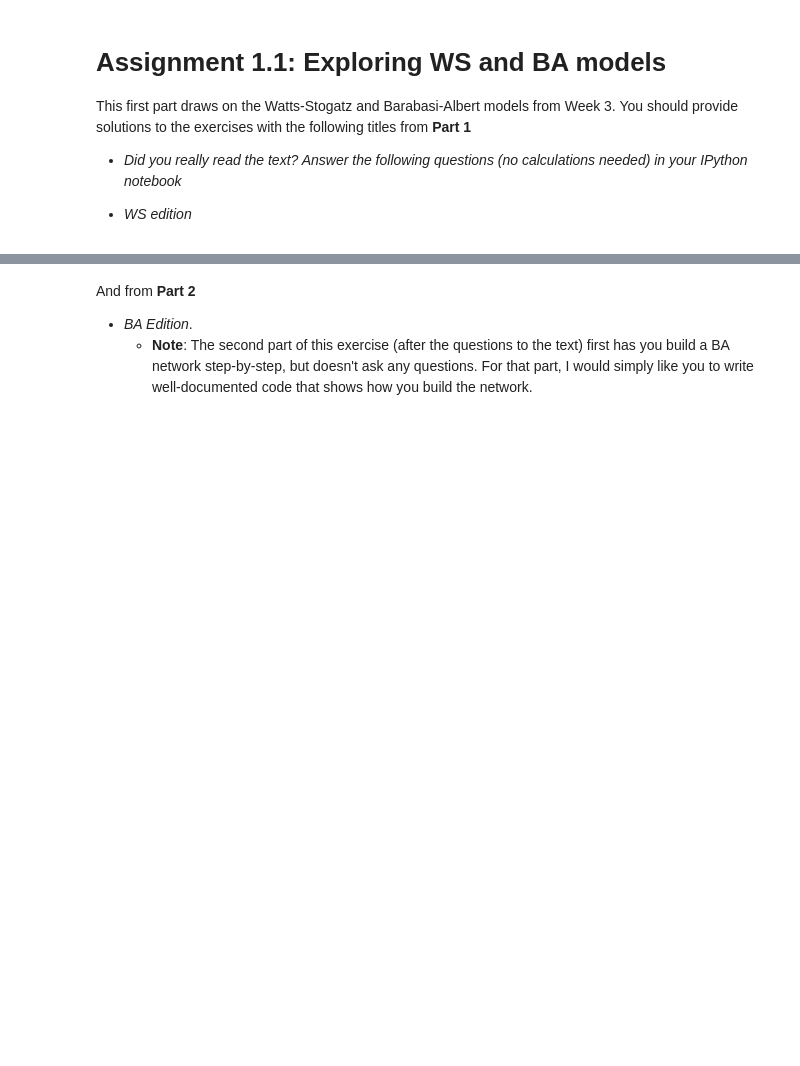
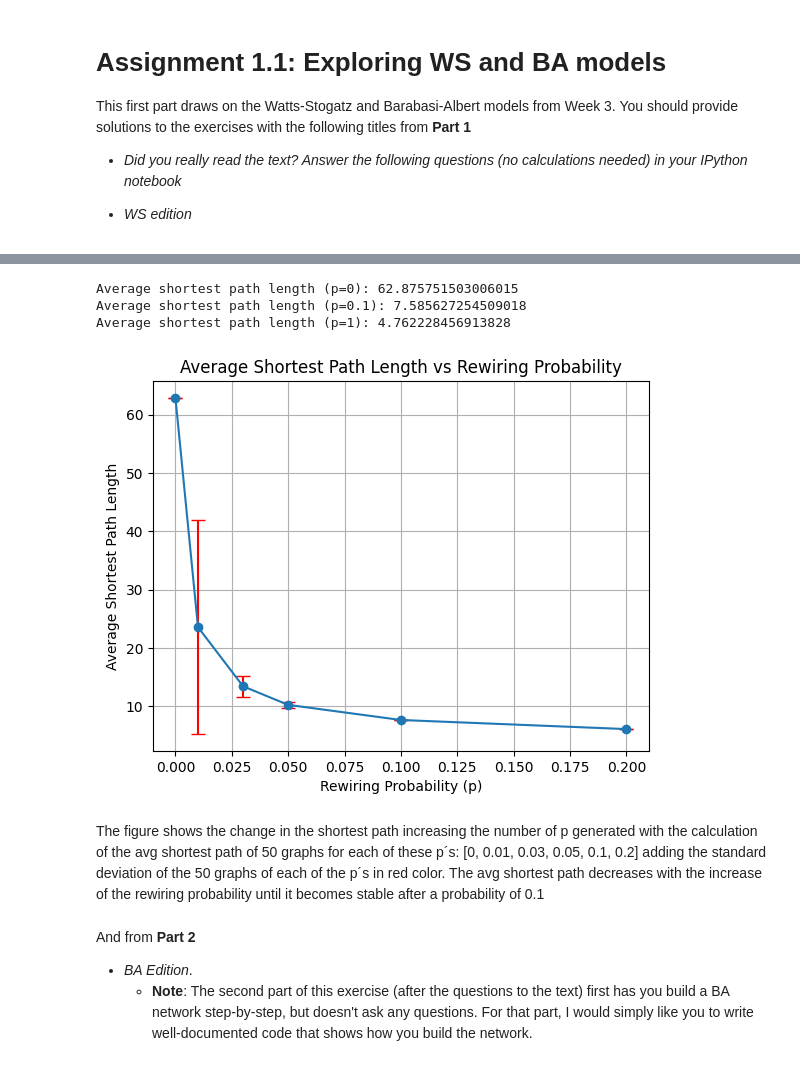
Before and after one commit to rifolio/dtu-projects-2025-autumn, a Jupyter notebook: social-graphs/Assignment1.ipynb, the cells around one changed output, grey strips where cells are left out. Drawn from its saved outputs; the diff is of its cells as text; code cells hidden in the pictures; blank space fills up the shorter version.

```diff
--- a/social-graphs/Assignment1.ipynb
+++ b/social-graphs/Assignment1.ipynb
@@ -39,3 +53,53 @@ In random nets pk decreases faster than exponencially when k increases, which me
+# %%
+import networkx as nx
+import matplotlib.pyplot as plt
+# nx.watts_strogatz_graph used to generate 3 graphs with 500 nodes each, average degree = 4, and rewiring probablity p = 0, 0.1, and 1
+watts_strogatz_graph_1 = nx.watts_strogatz_graph(500, 4, 0)
+watts_strogatz_graph_2 = nx.watts_strogatz_graph(500, 4, 0.1)
+watts_strogatz_graph_3 = nx.watts_strogatz_graph(500, 4, 1) # when p = 1, the graph is a random graph
+
+# print average shortest path lengths
+print("Average shortest path length (p=0):", nx.average_shortest_path_length(watts_strogatz_graph_1))
+print("Average shortest path length (p=0.1):", nx.average_shortest_path_length(watts_strogatz_graph_2))
+print("Average shortest path length (p=1):", nx.average_shortest_path_length(watts_strogatz_graph_3))
+N = 500
+k = 4
+p = [0, 0.01, 0.03, 0.05, 0.1, 0.2]
+avg_shortest_path_lengths = []
+std_devs = []
+# for each p, generate 50 graphs of 500 nodes and calculate the average shortest path length and its standard deviation
+for prob in p:
+    avg_shortest_path_length = 0
+    std_dev = 0
+    for i in range(50):
+        G = nx.watts_strogatz_graph(N, k, prob)
+        # calculate the average shortest path length
+        avg_shortest_path_length += nx.average_shortest_path_length(G)
+        # calculate the standard deviation
+        std_dev += (nx.average_shortest_path_length(G) - avg_shortest_path_length/ (i + 1))**2
+    avg_shortest_path_length /= 50
+    std_dev /= 50
+    avg_shortest_path_lengths.append(avg_shortest_path_length)
+    std_devs.append(std_dev)
+
+# plot std´s as error bars with red color using plt.errorbar
+plt.errorbar(p, avg_shortest_path_lengths, yerr=std_devs , fmt='-o',ecolor='red', capsize=5)
+plt.xlabel('Rewiring Probability (p)')
+plt.ylabel('Average Shortest Path Length')
+plt.title('Average Shortest Path Length vs Rewiring Probability')
+
+plt.grid(True)
+
+import numpy as np
+
+# plt.show()
+# %% [output]
+Average shortest path length (p=0): 62.875751503006015
+Average shortest path length (p=0.1): 7.585627254509018
+Average shortest path length (p=1): 4.762228456913828
+[figure, added]
+# %% [markdown]
+The figure shows the change in the shortest path increasing the number of p generated with the calculation of the avg shortest path of 50 graphs for each of these p´s: [0, 0.01, 0.03, 0.05, 0.1, 0.2] adding the standard deviation of the 50 graphs of each of the p´s in red color. The avg shortest path decreases with the increase of the rewiring probability until it becomes stable after a probability of 0.1
 # %% [markdown]
 And from **Part 2**
 
```
Also changed, not shown: parts of 3 cells of this notebook.
